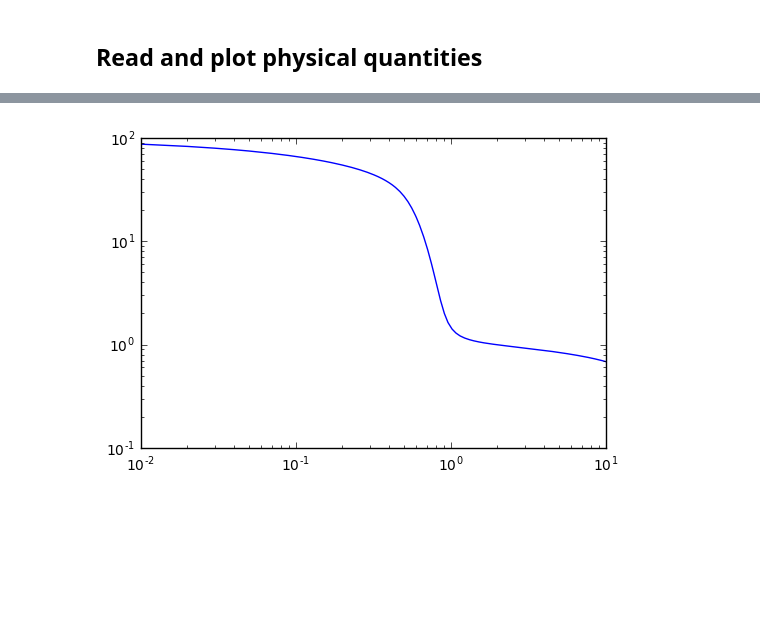
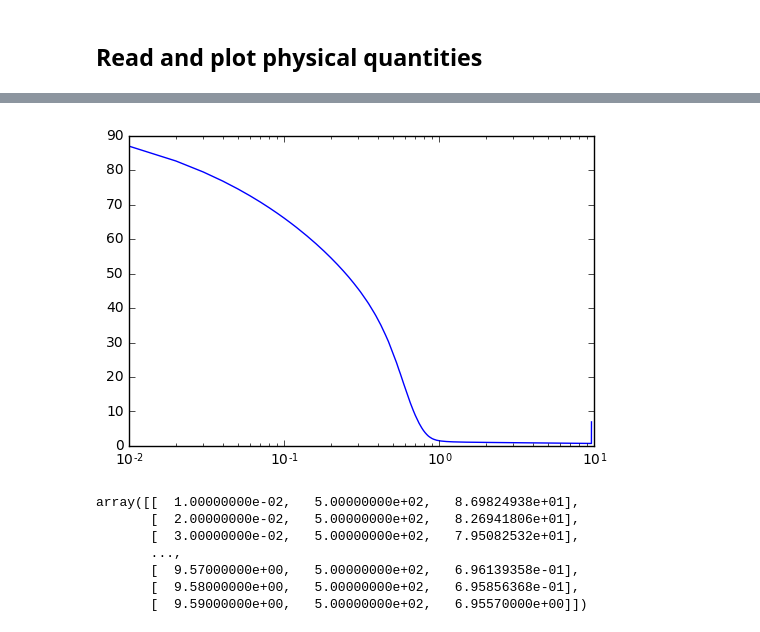
Before and after one commit to veskem/femocs, a Jupyter notebook: misc/analysis.ipynb, the cells around one changed output, grey strips where cells are left out. Cells and saved outputs as stored; diff of their text form; code cells hidden in the pictures; blank space fills up the shorter version.

```diff
--- a/misc/analysis.ipynb
+++ b/misc/analysis.ipynb
@@ -34,7 +34,16 @@ plt.show()
 # %%
 plt.plot(nottingham_data[:, 0], nottingham_data[:, 2])
-plt.yscale('log')
 plt.xscale('log')
 plt.show()
 # %% [output]
-[figure, old version]
+[figure, new version]
+# %%
+nottingham_data
+# %% [output]
+array([[  1.00000000e-02,   5.00000000e+02,   8.69824938e+01],
+       [  2.00000000e-02,   5.00000000e+02,   8.26941806e+01],
+       [  3.00000000e-02,   5.00000000e+02,   7.95082532e+01],
+       ...,
+       [  9.57000000e+00,   5.00000000e+02,   6.96139358e-01],
+       [  9.58000000e+00,   5.00000000e+02,   6.95856368e-01],
+       [  9.59000000e+00,   5.00000000e+02,   6.95570000e+00]])
```
Also changed, not shown: parts of 2 cells of this notebook, 4 other files.
